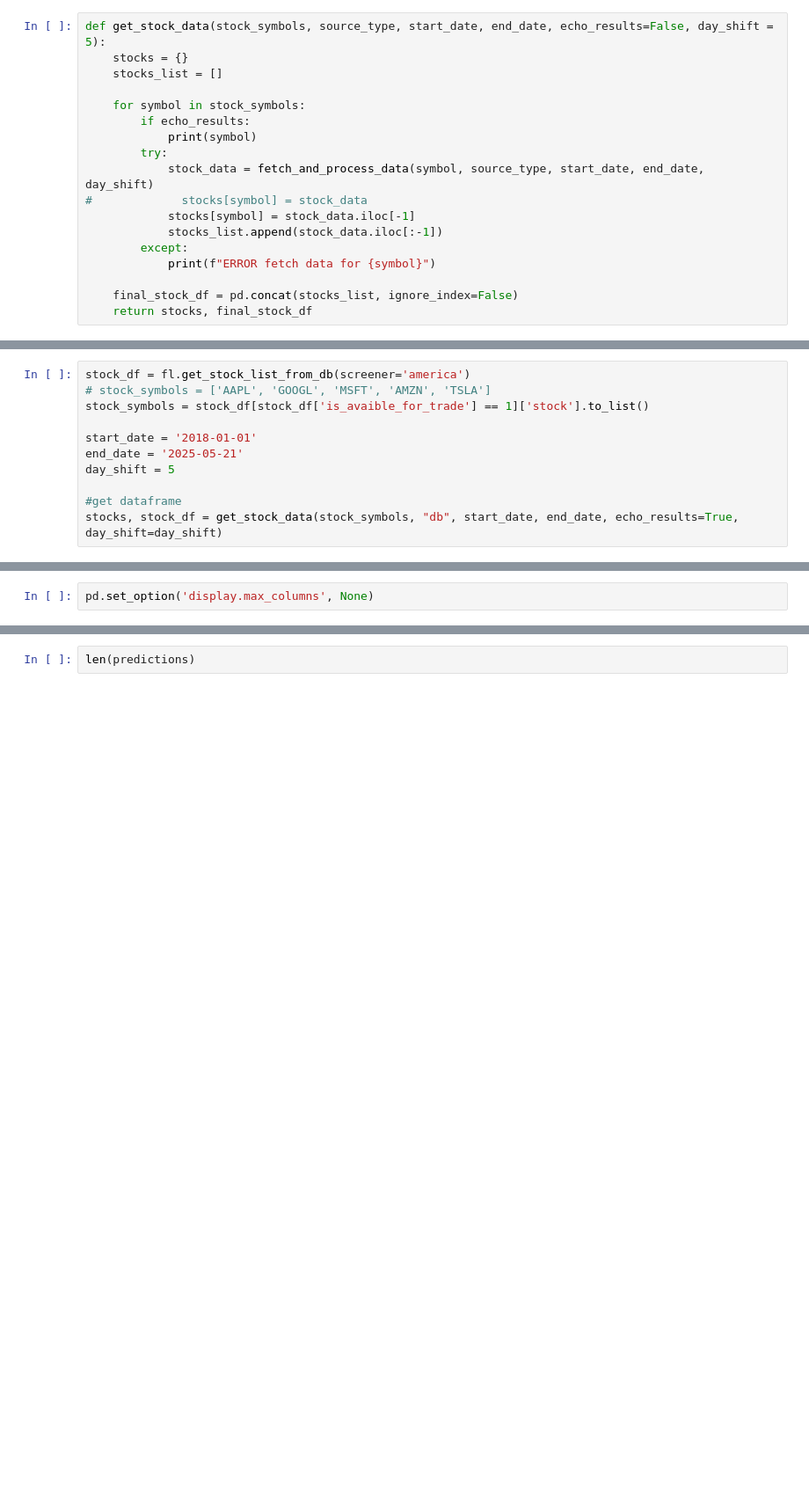
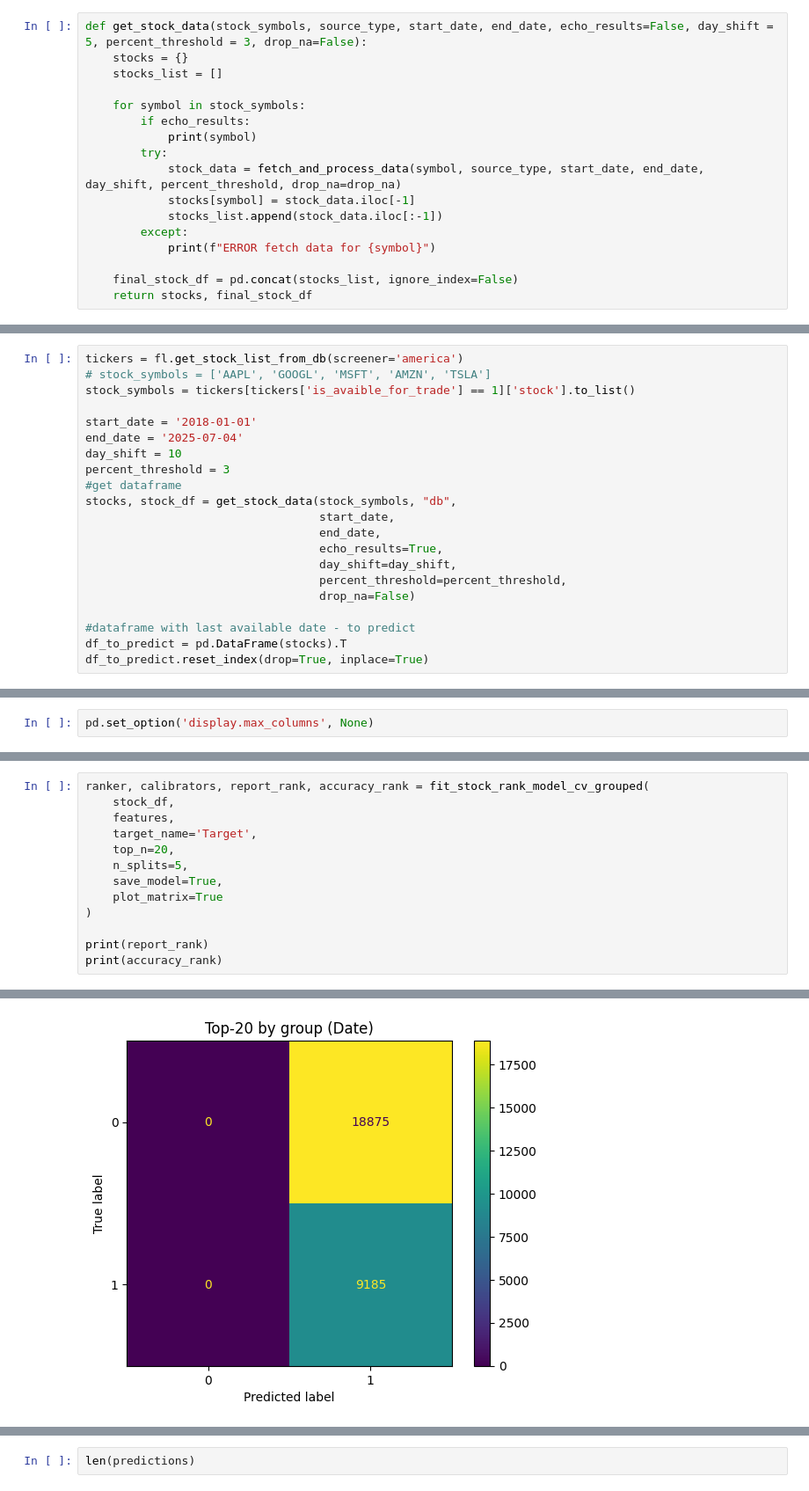
Before and after one commit to kravchukpetr/FinanceProject, a Jupyter notebook: ipynb/Stock Predict Models 1 - working.ipynb, the cells around one changed output, grey strips where cells are left out. Shown at 88% size. Cells and saved outputs as stored; diff of their text form; blank space fills up the shorter version.

```diff
--- a/ipynb/Stock Predict Models 1 - working.ipynb
+++ b/ipynb/Stock Predict Models 1 - working.ipynb
@@ -122,7 +133,7 @@ def fetch_and_process_data(stock_symbol, source_type, start_date, end_date, day_
 
     return stock_data
 # %%
-def get_stock_data(stock_symbols, source_type, start_date, end_date, echo_results=False, day_shift = 5):
+def get_stock_data(stock_symbols, source_type, start_date, end_date, echo_results=False, day_shift = 5, percent_threshold = 3, drop_na=False):
     stocks = {}
     stocks_list = []
 
@@ -130,8 +141,7 @@ def get_stock_data(stock_symbols, source_type, start_date, end_date, echo_result
         if echo_results:
             print(symbol)
         try:
-            stock_data = fetch_and_process_data(symbol, source_type, start_date, end_date, day_shift)
-#             stocks[symbol] = stock_data
+            stock_data = fetch_and_process_data(symbol, source_type, start_date, end_date, day_shift, percent_threshold, drop_na=drop_na)
             stocks[symbol] = stock_data.iloc[-1]
             stocks_list.append(stock_data.iloc[:-1])
         except:
@@ -288,14 +526,24 @@ features = [
 # %%
-stock_df = fl.get_stock_list_from_db(screener='america')
+tickers = fl.get_stock_list_from_db(screener='america')
 # stock_symbols = ['AAPL', 'GOOGL', 'MSFT', 'AMZN', 'TSLA']
-stock_symbols = stock_df[stock_df['is_avaible_for_trade'] == 1]['stock'].to_list()
+stock_symbols = tickers[tickers['is_avaible_for_trade'] == 1]['stock'].to_list()
 
 start_date = '2018-01-01'
-end_date = '2025-05-21'
-day_shift = 5
+end_date = '2025-07-04'
+day_shift = 10
+percent_threshold = 3
+#get dataframe
+stocks, stock_df = get_stock_data(stock_symbols, "db",
+                                  start_date,
+                                  end_date,
+                                  echo_results=True,
+                                  day_shift=day_shift,
+                                  percent_threshold=percent_threshold,
+                                  drop_na=False)
 
-#get dataframe
-stocks, stock_df = get_stock_data(stock_symbols, "db", start_date, end_date, echo_results=True, day_shift=day_shift)
+#dataframe with last available date - to predict
+df_to_predict = pd.DataFrame(stocks).T
+df_to_predict.reset_index(drop=True, inplace=True)
 # %% [output]
 AKAM
 ALGN
@@ -335,0 +601,14 @@ weighted avg       0.52      0.53      0.51    779672
+# %%
+ranker, calibrators, report_rank, accuracy_rank = fit_stock_rank_model_cv_grouped(
+    stock_df,
+    features,
+    target_name='Target',
+    top_n=20,
+    n_splits=5,
+    save_model=True,
+    plot_matrix=True
+)
+
+print(report_rank)
+print(accuracy_rank)
+# %% [output]
@@ -335,0 +624 @@ weighted avg       0.52      0.53      0.51    779672
+[figure, added]
```
Also changed, not shown: parts of 38 cells of this notebook, 3 other files.
